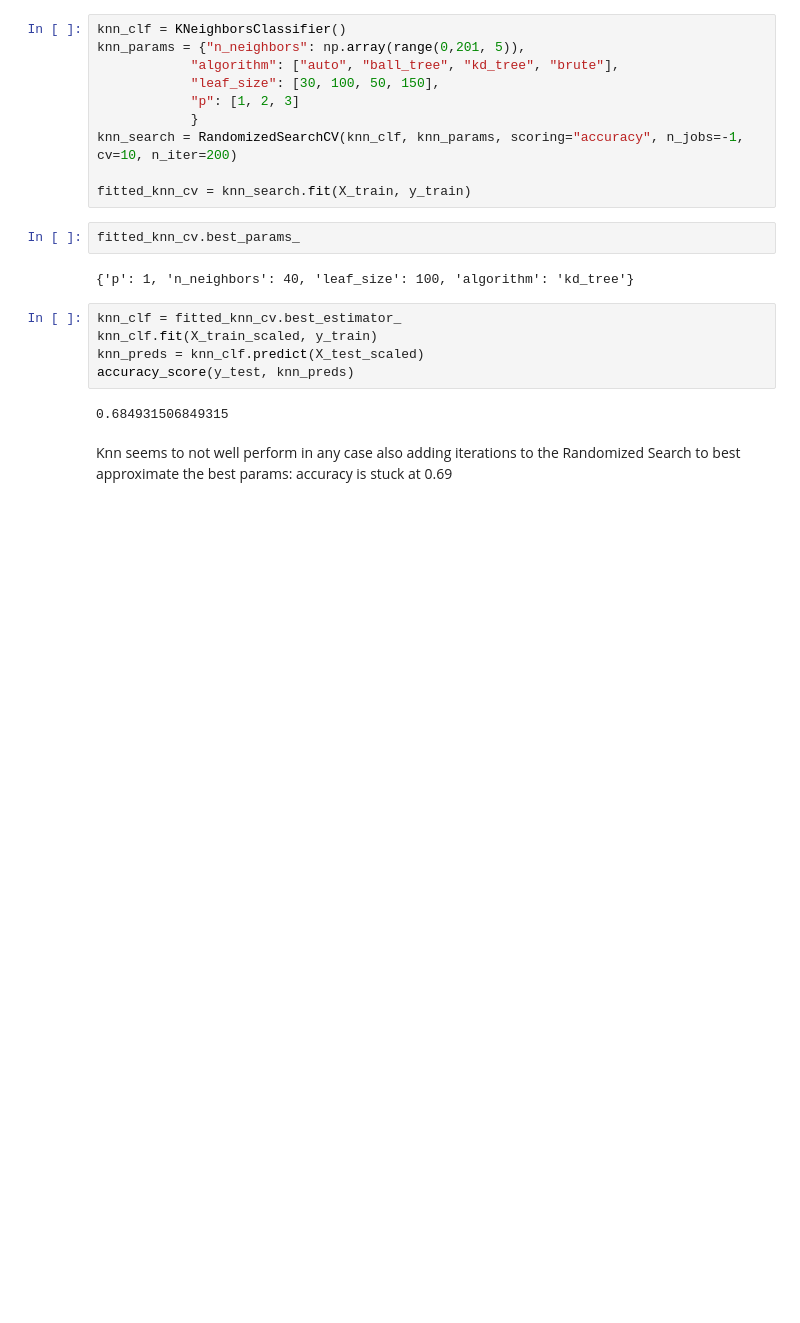
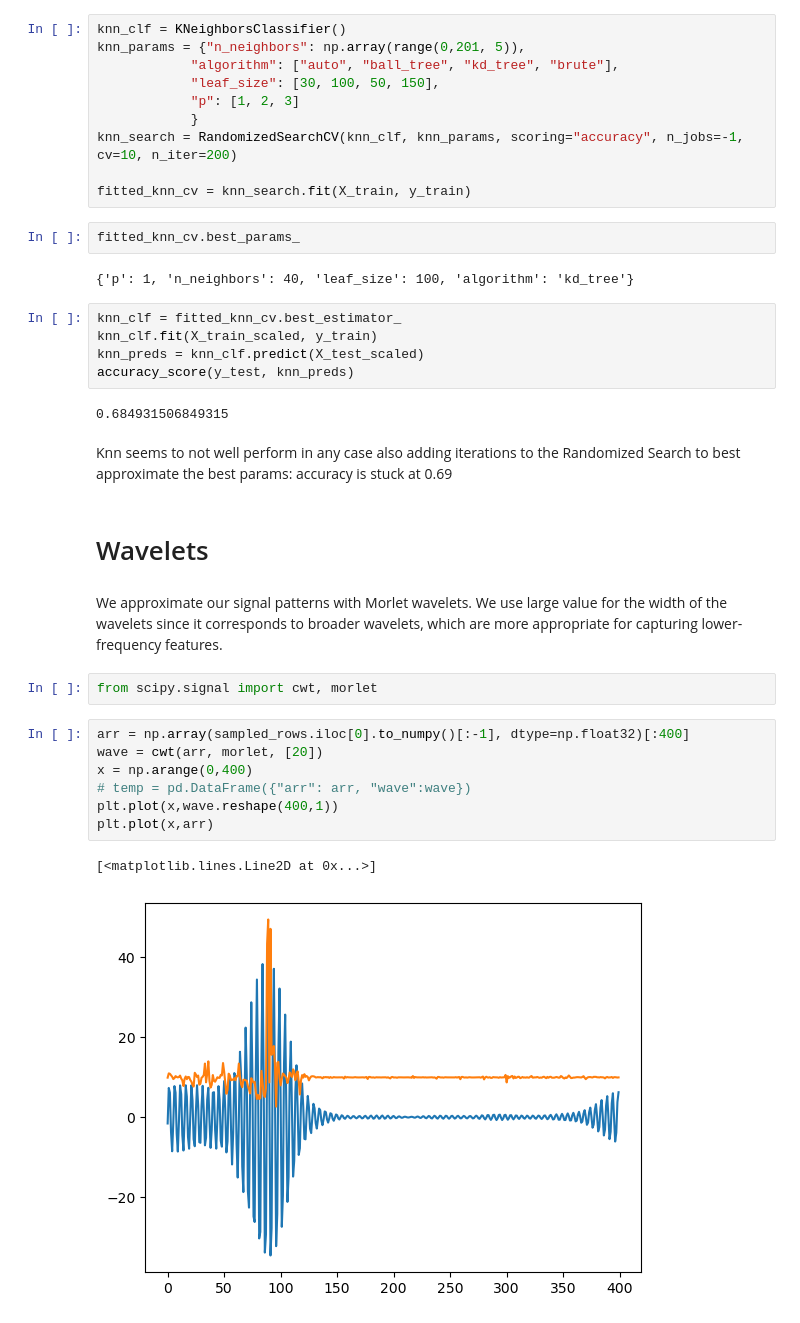
Before and after one commit to nicolagrieco00/Fall_or_not_to_fall, a Jupyter notebook: first_algo.ipynb, the cells around one changed output. Drawn from its saved outputs; the diff is of its cells as text; blank space fills up the shorter version.

Commit message:
wavelet plot

```diff
--- a/first_algo.ipynb
+++ b/first_algo.ipynb
@@ -436,3 +436,19 @@ accuracy_score(y_test, knn_preds)
 0.684931506849315
 # %% [markdown]
 Knn seems to not well perform in any case also adding iterations to the Randomized Search to best approximate the best params: accuracy is stuck at 0.69
+# %% [markdown]
+# Wavelets
+# %% [markdown]
+We approximate our signal patterns with Morlet wavelets. We use large value for the width of the wavelets since it corresponds to broader wavelets, which are more appropriate for capturing lower-frequency features.
+# %%
+from scipy.signal import cwt, morlet
+# %%
+arr = np.array(sampled_rows.iloc[0].to_numpy()[:-1], dtype=np.float32)[:400]
+wave = cwt(arr, morlet, [20])
+x = np.arange(0,400)
+# temp = pd.DataFrame({"arr": arr, "wave":wave})
+plt.plot(x,wave.reshape(400,1))
+plt.plot(x,arr)
+# %% [output]
+[<matplotlib.lines.Line2D at 0x...>]
+[figure, added]
```
Also changed, not shown: parts of 5 cells of this notebook.
